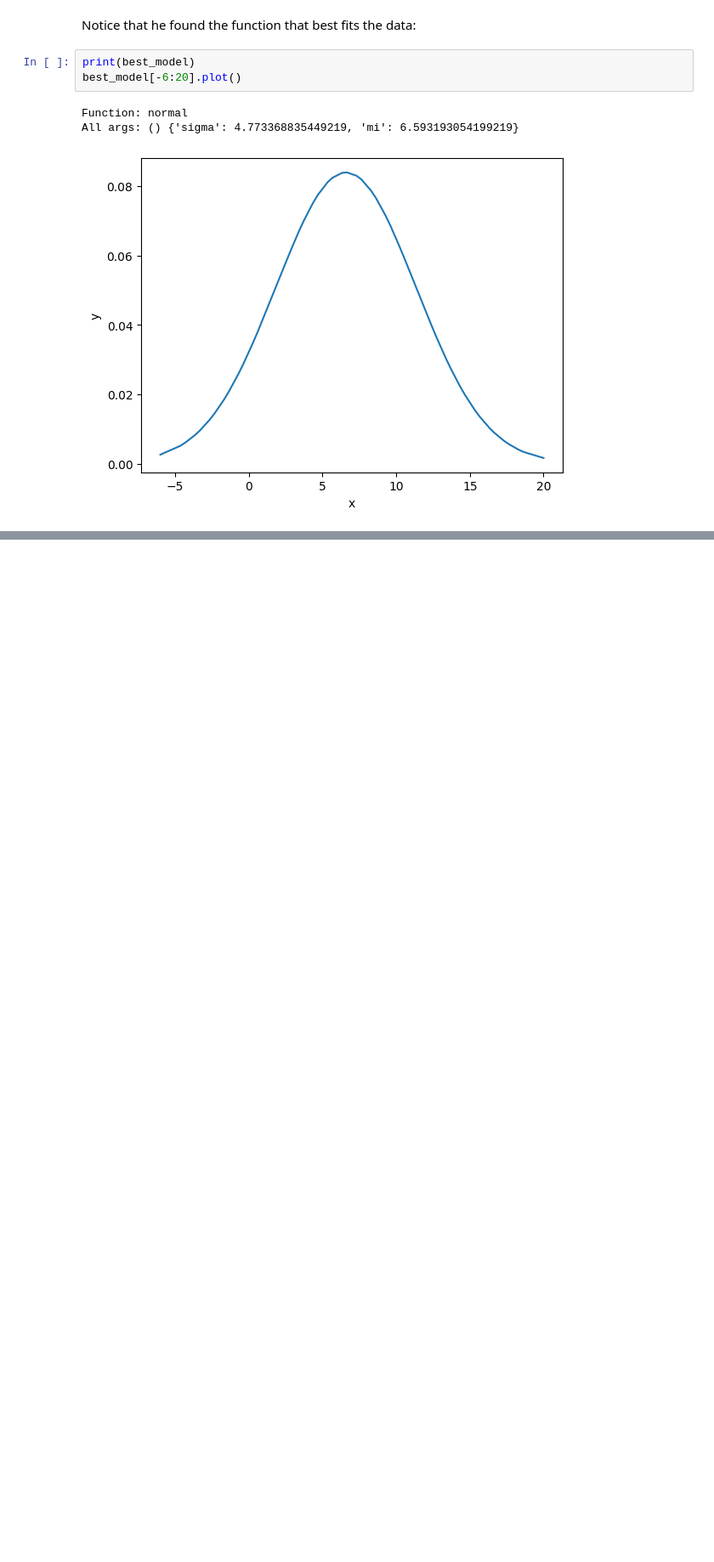
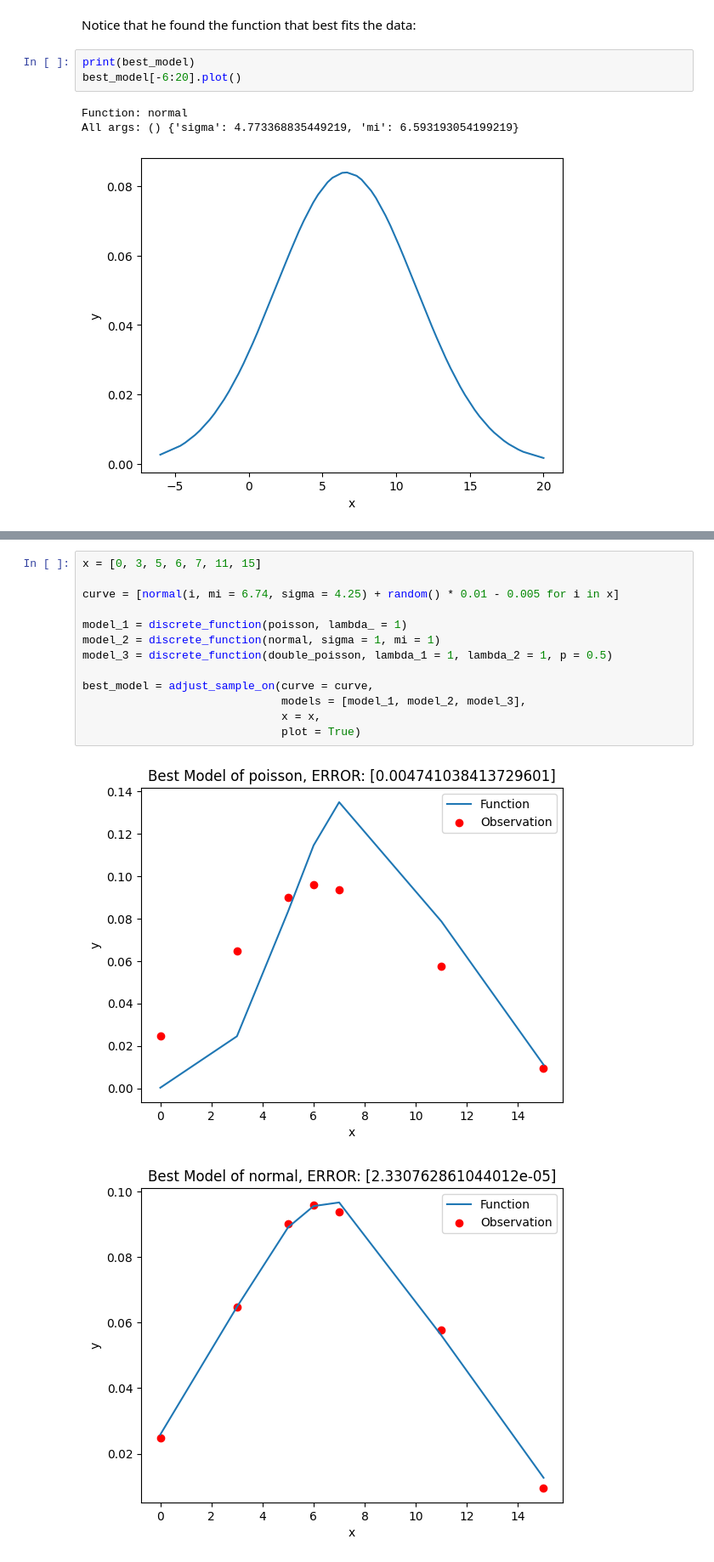
Before and after one commit to IanAguiar-ai/Discrete_Functions_Action_Integration_Hub, a Jupyter notebook: Example/Example_Discrete_Functions_Action_Integration_Hub.ipynb, the cells around one changed output, grey strips where cells are left out. Shown at 85% size. Drawn from its saved outputs; the diff is of its cells as text; blank space fills up the shorter version.

```diff
--- a/Example/Example_Discrete_Functions_Action_Integration_Hub.ipynb
+++ b/Example/Example_Discrete_Functions_Action_Integration_Hub.ipynb
@@ -259,0 +268,16 @@ All args: () {'sigma': 4.773368835449219, 'mi': 6.593193054199219}
+# %%
+x = [0, 3, 5, 6, 7, 11, 15]
+
+curve = [normal(i, mi = 6.74, sigma = 4.25) + random() * 0.01 - 0.005 for i in x]
+
+model_1 = discrete_function(poisson, lambda_ = 1)
+model_2 = discrete_function(normal, sigma = 1, mi = 1)
+model_3 = discrete_function(double_poisson, lambda_1 = 1, lambda_2 = 1, p = 0.5)
+
+best_model = adjust_sample_on(curve = curve,
+                              models = [model_1, model_2, model_3],
+                              x = x,
+                              plot = True)
+# %% [output]
+[figure, added]
+[figure, added]
```
Also changed, not shown: parts of 7 cells of this notebook, 1 other file.
